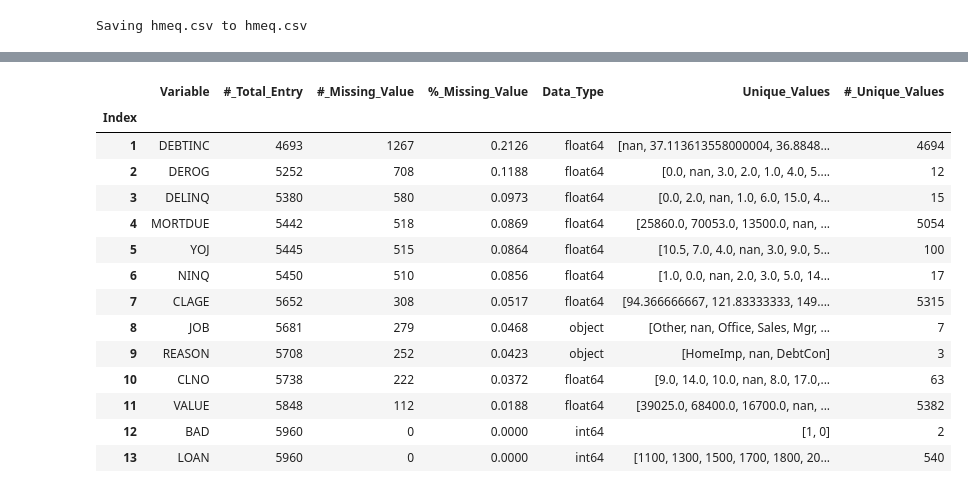
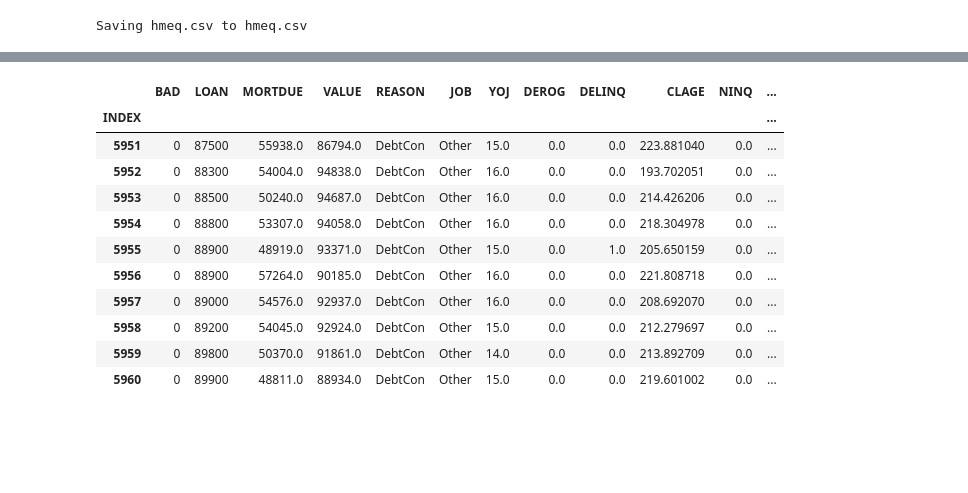
Before and after one commit to silanisik/Credit_Data_Classification, a Jupyter notebook: Credit_Data_Classification.ipynb, the cells around one changed output, grey strips where cells are left out. Saved outputs shown, nothing was run; the diff lists cells and outputs as text; code cells hidden in the pictures; blank space fills up the shorter version.

```diff
--- a/Credit_Data_Classification.ipynb
+++ b/Credit_Data_Classification.ipynb
@@ -26,7 +52,6 @@ uploaded = files.upload()
 [interactive output not drawn]
 Saving hmeq.csv to hmeq.csv
 # %%
-csv = pd.read_csv('hmeq.csv')
-data = csv.copy()
-data.count()
+data = pd.read_csv('hmeq.csv')
+data.info()
 # %% [output]
@@ -176,20 +141,17 @@ MissingUniqueStatistics process has been completed!
 # %%
-data_analysis['Index'] = range(1, len(data_analysis.index)+1)
-data_analysis.set_index("Index", inplace=True)
-data_analysis
+data['INDEX'] = range(1,len(data)+1)
+data.set_index('INDEX',inplace = True) # Index oluşturuldu .
+data.tail(10)
 # %% [output]
-|  | Variable | #_Total_Entry | #_Missing_Value | %_Missing_Value | Data_Type | Unique_Values | #_Unique_Values |
-| Index |  |  |  |  |  |  |  |
-| 1 | DEBTINC | 4693 | 1267 | 0.2126 | float64 | [nan, 37.113613558000004, 36.8848... | 4694 |
-| 2 | DEROG | 5252 | 708 | 0.1188 | float64 | [0.0, nan, 3.0, 2.0, 1.0, 4.0, 5.... | 12 |
-| 3 | DELINQ | 5380 | 580 | 0.0973 | float64 | [0.0, 2.0, nan, 1.0, 6.0, 15.0, 4... | 15 |
-| 4 | MORTDUE | 5442 | 518 | 0.0869 | float64 | [25860.0, 70053.0, 13500.0, nan, ... | 5054 |
-| 5 | YOJ | 5445 | 515 | 0.0864 | float64 | [10.5, 7.0, 4.0, nan, 3.0, 9.0, 5... | 100 |
-| 6 | NINQ | 5450 | 510 | 0.0856 | float64 | [1.0, 0.0, nan, 2.0, 3.0, 5.0, 14... | 17 |
-| 7 | CLAGE | 5652 | 308 | 0.0517 | float64 | [94.366666667, 121.83333333, 149.... | 5315 |
-| 8 | JOB | 5681 | 279 | 0.0468 | object | [Other, nan, Office, Sales, Mgr, ... | 7 |
-| 9 | REASON | 5708 | 252 | 0.0423 | object | [HomeImp, nan, DebtCon] | 3 |
-| 10 | CLNO | 5738 | 222 | 0.0372 | float64 | [9.0, 14.0, 10.0, nan, 8.0, 17.0,... | 63 |
-| 11 | VALUE | 5848 | 112 | 0.0188 | float64 | [39025.0, 68400.0, 16700.0, nan, ... | 5382 |
-| 12 | BAD | 5960 | 0 | 0.0000 | int64 | [1, 0] | 2 |
-| 13 | LOAN | 5960 | 0 | 0.0000 | int64 | [1100, 1300, 1500, 1700, 1800, 20... | 540 |
+|  | BAD | LOAN | MORTDUE | VALUE | REASON | JOB | YOJ | DEROG | DELINQ | CLAGE | NINQ | ... |
+| INDEX |  |  |  |  |  |  |  |  |  |  |  | ... |
+| 5951 | 0 | 87500 | 55938.0 | 86794.0 | DebtCon | Other | 15.0 | 0.0 | 0.0 | 223.881040 | 0.0 | ... |
+| 5952 | 0 | 88300 | 54004.0 | 94838.0 | DebtCon | Other | 16.0 | 0.0 | 0.0 | 193.702051 | 0.0 | ... |
+| 5953 | 0 | 88500 | 50240.0 | 94687.0 | DebtCon | Other | 16.0 | 0.0 | 0.0 | 214.426206 | 0.0 | ... |
+| 5954 | 0 | 88800 | 53307.0 | 94058.0 | DebtCon | Other | 16.0 | 0.0 | 0.0 | 218.304978 | 0.0 | ... |
+| 5955 | 0 | 88900 | 48919.0 | 93371.0 | DebtCon | Other | 15.0 | 0.0 | 1.0 | 205.650159 | 0.0 | ... |
+| 5956 | 0 | 88900 | 57264.0 | 90185.0 | DebtCon | Other | 16.0 | 0.0 | 0.0 | 221.808718 | 0.0 | ... |
+| 5957 | 0 | 89000 | 54576.0 | 92937.0 | DebtCon | Other | 16.0 | 0.0 | 0.0 | 208.692070 | 0.0 | ... |
+| 5958 | 0 | 89200 | 54045.0 | 92924.0 | DebtCon | Other | 15.0 | 0.0 | 0.0 | 212.279697 | 0.0 | ... |
+| 5959 | 0 | 89800 | 50370.0 | 91861.0 | DebtCon | Other | 14.0 | 0.0 | 0.0 | 213.892709 | 0.0 | ... |
+| 5960 | 0 | 89900 | 48811.0 | 88934.0 | DebtCon | Other | 15.0 | 0.0 | 0.0 | 219.601002 | 0.0 | ... |
```
Also changed, not shown: parts of 141 cells of this notebook.
